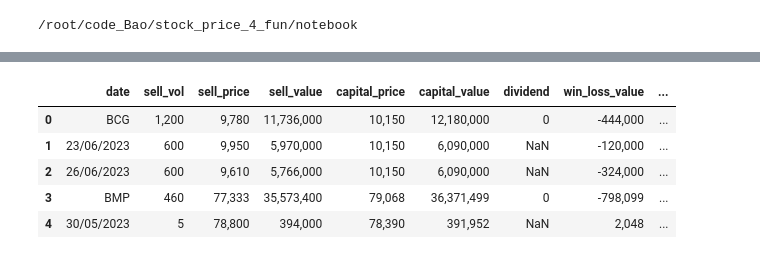
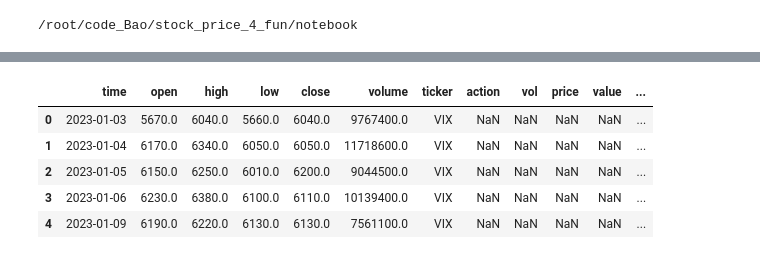
Before and after one commit to mrzaizai2k/stock_price_4_fun, a Jupyter notebook: notebook/trading_record.ipynb, the cells around one changed output, grey strips where cells are left out. Saved outputs shown, nothing was run; the diff lists cells and outputs as text; code cells hidden in the pictures.

Commit message:
show buy sell hítory

```diff
--- a/notebook/trading_record.ipynb
+++ b/notebook/trading_record.ipynb
@@ -66,0 +84,5 @@ df = preprocess_percent_sign(df)
+# %%
+symbol = "VIX"
+# %%
+df_stock = Stock(symbol).load_full_data(start_date="2023-01-01")
+df_stock.head()
@@ -66,0 +96,3 @@ df = preprocess_percent_sign(df)
+# %%
+df = df[df['ticker'] == symbol]
+df.head()
@@ -67,9 +106,11 @@ df = preprocess_percent_sign(df)
+# %%
+df_merge = pd.merge(df_stock, df, how = 'outer', on = ['time', 'ticker'])
 # %%
-df.head()
+df_merge.head()
 # %% [output]
-|  | date | sell_vol | sell_price | sell_value | capital_price | capital_value | dividend | win_loss_value | ... |
-| 0 | BCG | 1,200 | 9,780 | 11,736,000 | 10,150 | 12,180,000 | 0 | -444,000 | ... |
-| 1 | 23/06/2023 | 600 | 9,950 | 5,970,000 | 10,150 | 6,090,000 | NaN | -120,000 | ... |
-| 2 | 26/06/2023 | 600 | 9,610 | 5,766,000 | 10,150 | 6,090,000 | NaN | -324,000 | ... |
-| 3 | BMP | 460 | 77,333 | 35,573,400 | 79,068 | 36,371,499 | 0 | -798,099 | ... |
-| 4 | 30/05/2023 | 5 | 78,800 | 394,000 | 78,390 | 391,952 | NaN | 2,048 | ... |
+|  | time | open | high | low | close | volume | ticker | action | vol | price | value | ... |
+| 0 | 2023-01-03 | 5670.0 | 6040.0 | 5660.0 | 6040.0 | 9767400.0 | VIX | NaN | NaN | NaN | NaN | ... |
+| 1 | 2023-01-04 | 6170.0 | 6340.0 | 6050.0 | 6050.0 | 11718600.0 | VIX | NaN | NaN | NaN | NaN | ... |
+| 2 | 2023-01-05 | 6150.0 | 6250.0 | 6010.0 | 6200.0 | 9044500.0 | VIX | NaN | NaN | NaN | NaN | ... |
+| 3 | 2023-01-06 | 6230.0 | 6380.0 | 6100.0 | 6110.0 | 10139400.0 | VIX | NaN | NaN | NaN | NaN | ... |
+| 4 | 2023-01-09 | 6190.0 | 6220.0 | 6130.0 | 6130.0 | 7561100.0 | VIX | NaN | NaN | NaN | NaN | ... |
```
Also changed, not shown: parts of 27 cells of this notebook, 3 other files.
